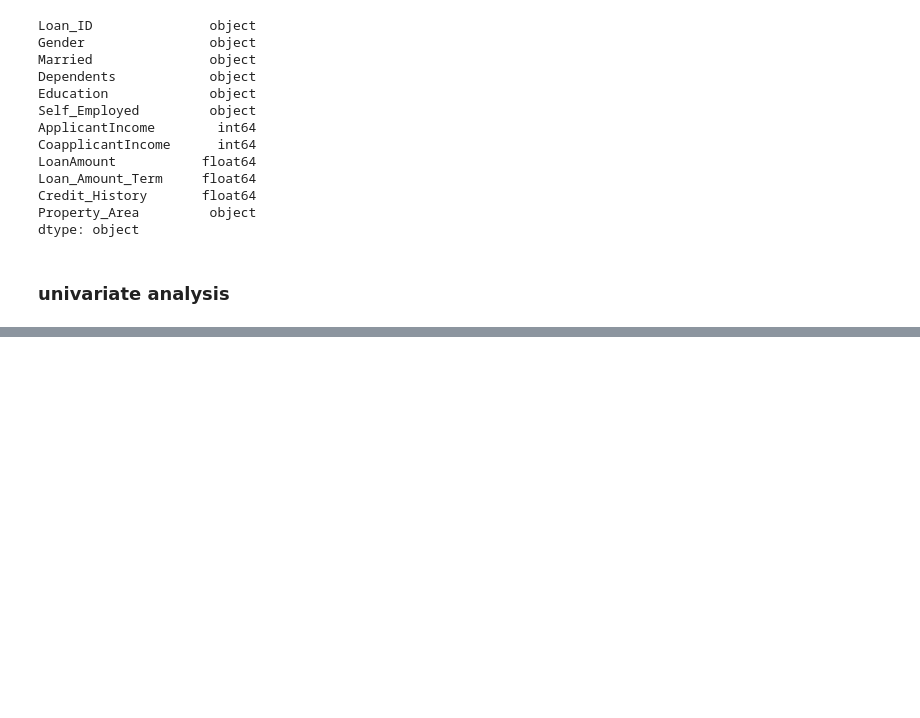
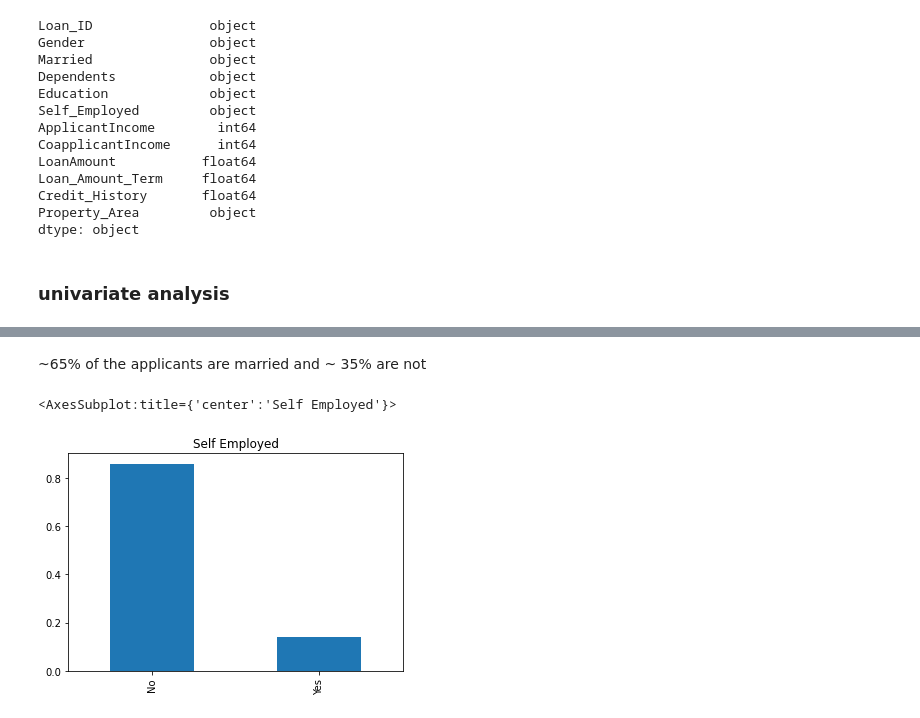
Before and after one commit to kariswanjiru/loan-prediction-hackathon, a Jupyter notebook: loan-prediction.ipynb, the cells around one changed output, grey strips where cells are left out. Saved outputs shown, nothing was run; the diff lists cells and outputs as text; code cells hidden in the pictures; blank space fills up the shorter version.

```diff
--- a/loan-prediction.ipynb
+++ b/loan-prediction.ipynb
@@ -113,0 +151,7 @@ dtype: object
+# %% [markdown]
+~65% of the applicants are married and ~ 35% are not
+# %%
+train.Self_Employed.value_counts(normalize=True).plot.bar(title='Self Employed')
+# %% [output]
+<AxesSubplot:title={'center':'Self Employed'}>
+[figure, added]
```
Also changed, not shown: parts of 34 cells of this notebook.
